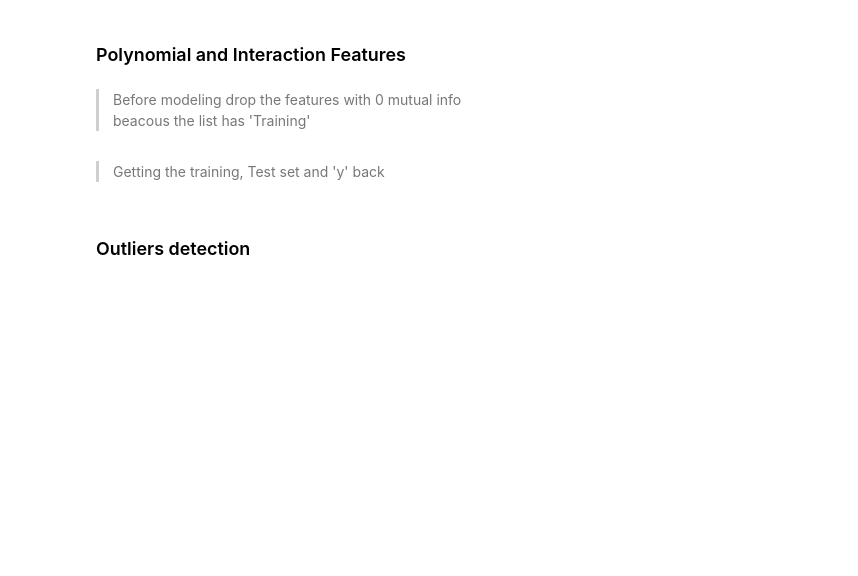
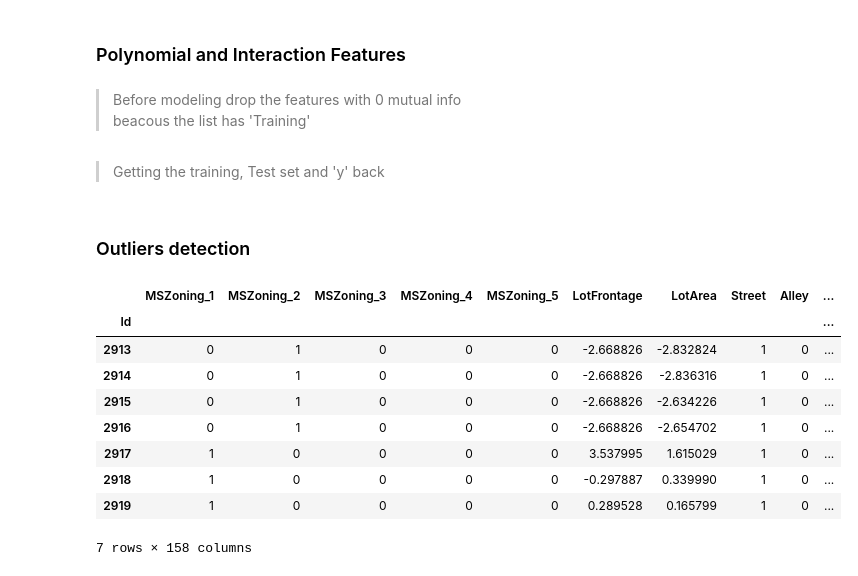
Before and after one commit to antirrabia/Data-Mining, a Jupyter notebook: notebooks/HousePrices.ipynb, the cells around one changed output. Saved outputs shown, nothing was run; the diff lists cells and outputs as text; code cells hidden in the pictures; blank space fills up the shorter version.

Commit message:
testing mutual info

```diff
--- a/notebooks/HousePrices.ipynb
+++ b/notebooks/HousePrices.ipynb
@@ -718,4 +730,5 @@ d_tr = all_d[ all_d['Training'] ].copy()
 # we will get the features that has 0 mutual information with 'y'
 # and a DF with **ALL the features** with their mutual info value
 # from it we can get the top ones, to do polynomial interaction
-to_drop, mutual_info_df = feature_selection( d_tr.drop(columns='SalePrice').copy(), d_tr['SalePrice'].copy(), verbose=True, sorted_features=True)
+to_drop, mutual_info_df = feature_selection( d_tr.drop(columns='SalePrice').copy(),
+                                            d_tr['SalePrice'].copy(), verbose=True, sorted_features=True)
@@ -778,0 +798,13 @@ all_d['MoSold_sin'].dtype
+# %%
+all_d.tail(7)
+# %% [output]
+|  | MSZoning_1 | MSZoning_2 | MSZoning_3 | MSZoning_4 | MSZoning_5 | LotFrontage | LotArea | Street | Alley | ... |
+| Id |  |  |  |  |  |  |  |  |  | ... |
+| 2913 | 0 | 1 | 0 | 0 | 0 | -2.668826 | -2.832824 | 1 | 0 | ... |
+| 2914 | 0 | 1 | 0 | 0 | 0 | -2.668826 | -2.836316 | 1 | 0 | ... |
+| 2915 | 0 | 1 | 0 | 0 | 0 | -2.668826 | -2.634226 | 1 | 0 | ... |
+| 2916 | 0 | 1 | 0 | 0 | 0 | -2.668826 | -2.654702 | 1 | 0 | ... |
+| 2917 | 1 | 0 | 0 | 0 | 0 | 3.537995 | 1.615029 | 1 | 0 | ... |
+| 2918 | 1 | 0 | 0 | 0 | 0 | -0.297887 | 0.339990 | 1 | 0 | ... |
+| 2919 | 1 | 0 | 0 | 0 | 0 | 0.289528 | 0.165799 | 1 | 0 | ... |
+7 rows × 158 columns
```
Also changed, not shown: parts of 11 cells of this notebook, 1 other file.
